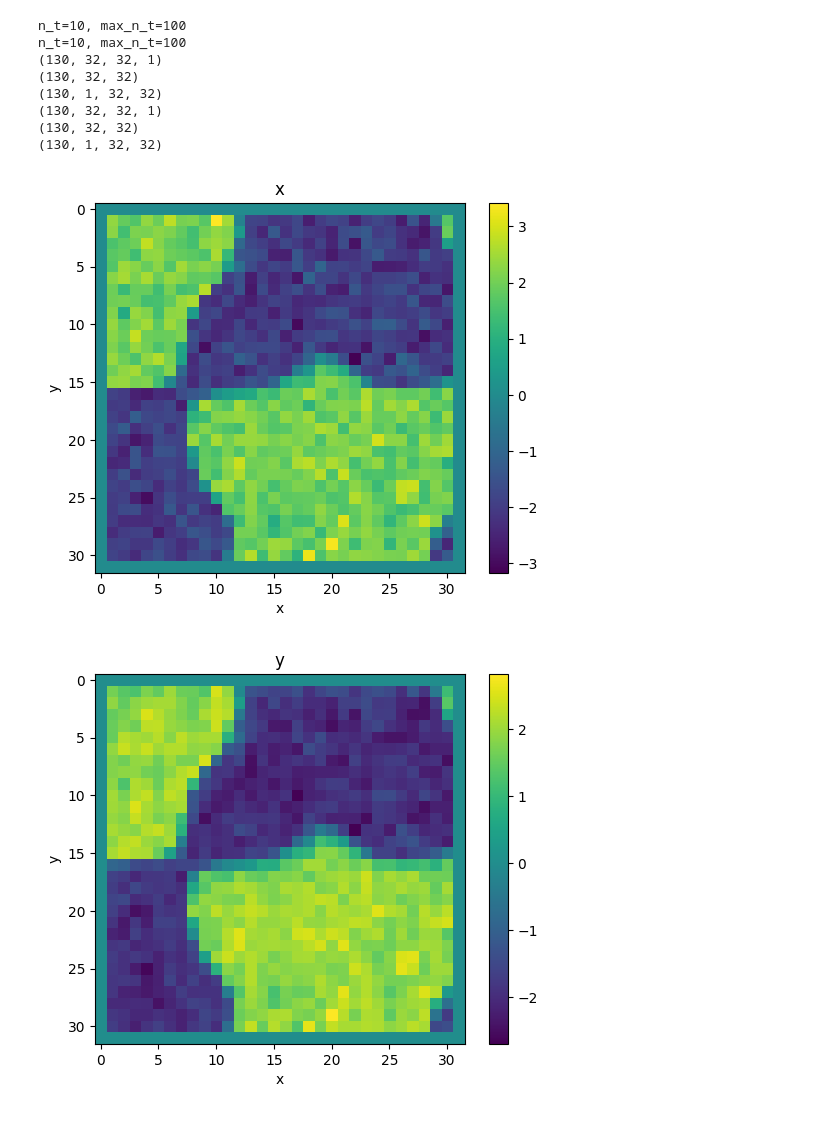
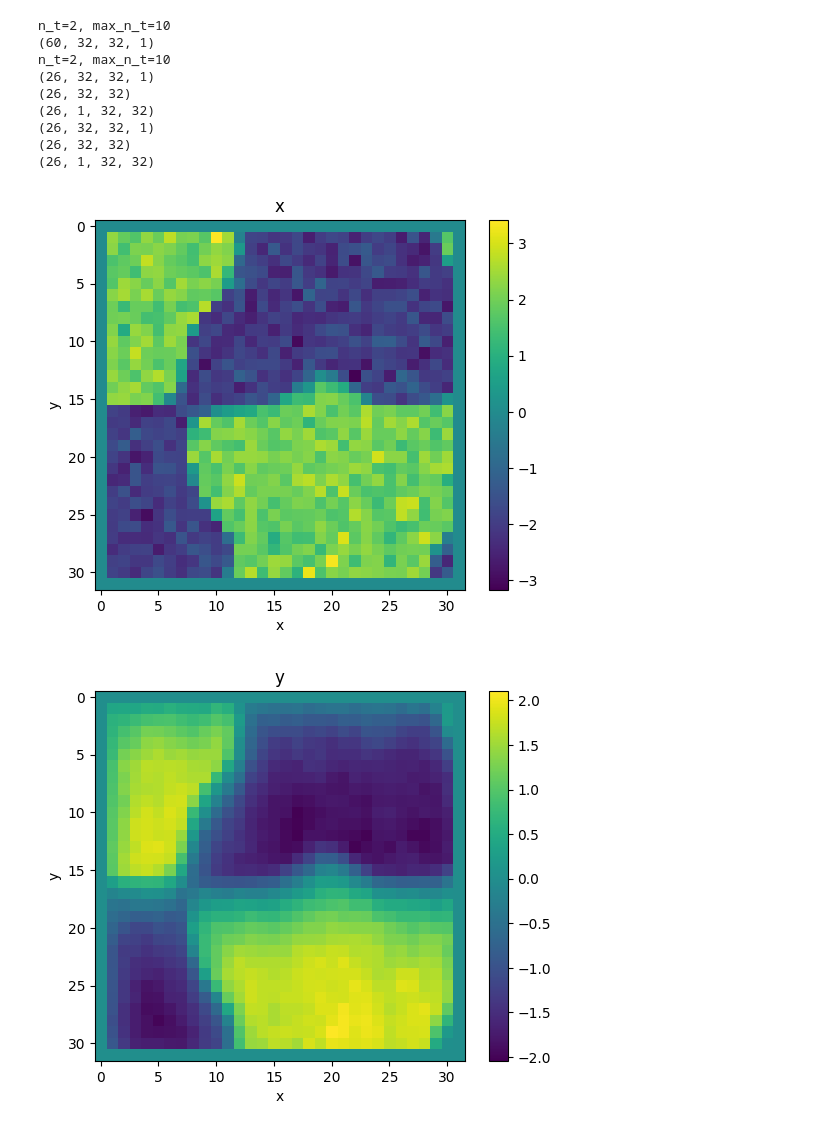
Before and after one commit to jakinng/A-PINN, a Jupyter notebook: neural_operator.ipynb, the cells around one changed output. Saved outputs shown, nothing was run; the diff lists cells and outputs as text; code cells hidden in the pictures.

```diff
--- a/neural_operator.ipynb
+++ b/neural_operator.ipynb
@@ -62,13 +62,13 @@ device = 'cpu'
 data_processor = DefaultDataProcessor()
 data_processor = data_processor.to(device)
 # %%
-folder = "/content/drive/MyDrive/superUROP/2024-03-10"
+folder = "/content/drive/MyDrive/superUROP/2024-03-01"
 N = 32
 def description(i = None):
     if i is None:
-        return f"adv-diff_2_dirichlet_32x32_dt0.003_newton"
+        return f"adv-diff_2_dirichlet_32x32_dt0.03_newton"
     else:
-        return f"adv-diff_2_dirichlet_32x32_{i}_dt0.003_newton"
+        return f"adv-diff_2_dirichlet_32x32_{i}_dt0.03_newton"
 
 
 """
@@ -124,15 +124,15 @@ def load_data(n_t, i_start, i_stop, description, show = False):
     predict = initial - next
     return initial, predict, next
 
-train_i = (0, 69)
+train_i = (0, 30)
 test_i = (70, 83)
-initial, predict, next = load_data(10, *train_i, description = description, show = False)
+initial, predict, next = load_data(2, *train_i, description = description, show = False)
 
 # for i, n in zip(initial, next):
 #     plot_data(i, title = "Initial", show = True)
 #     plot_data(n, title = "Next", show = True)
 
-# print(initial.shape)
+print(initial.shape)
 initial = np.squeeze(initial)
 # print(initial.shape)
 initial = np.expand_dims(initial, axis = 1)
@@ -152,7 +152,7 @@ dataset = TensorDataset(X, Y)
 train_loader = DataLoader(dataset, shuffle=True, batch_size=16)
 
 
-initial, predict, next = load_data(10, *test_i, description = description, show = False)
+initial, predict, next = load_data(2, *test_i, description = description, show = False)
 
 print(initial.shape)
 initial = np.squeeze(initial)
@@ -170,42 +170,43 @@ X = torch.tensor(initial, dtype = torch.float32)
 Y = torch.tensor(next, dtype = torch.float32)
 dataset = TensorDataset(X, Y)
 
 # print(dataset[0]['x'].shape)
 # print(dataset[0]['y'].shape)
 
 # loader = DataLoader(list(zip(X, Y)), shuffle=True, batch_size=16)
 test_loader = DataLoader(dataset, shuffle=True, batch_size=16)
 test_loaders = {'32': test_loader, 'train': train_loader}
 
 dataset = train_loader.dataset
 for i in range(1):
     for x, y in zip(dataset[i]['x'], dataset[i]['y']):
         plot_data(x.detach().numpy(), title = "x", show = True)
         plot_data(y.detach().numpy(), title = "y", show = True)
 
 # for X_batch, Y_batch in loader:
 #     # print(X_batch, y_batch)
 #     print(f"{X_batch.shape=}")
 #     plot_data(np.squeeze(X_batch.numpy()[0]), "Initial", show = True)
 #     plot_data(np.squeeze(Y_batch.numpy()[0]), "Next", show = True)
 
 # print(train_loader)
 # print(loader)
 # print(train_loader.dataset[0]['x'].shape)
 # test_loader = test_loaders['32']
 # print(test_loader.dataset[0]['x'].shape)
 # print(train_loader_darcy.dataset[0]['x'].shape)
 # %% [output]
-n_t=10, max_n_t=100
-n_t=10, max_n_t=100
-(130, 32, 32, 1)
-(130, 32, 32)
-(130, 1, 32, 32)
-(130, 32, 32, 1)
-(130, 32, 32)
-(130, 1, 32, 32)
+n_t=2, max_n_t=10
+(60, 32, 32, 1)
+n_t=2, max_n_t=10
+(26, 32, 32, 1)
+(26, 32, 32)
+(26, 1, 32, 32)
+(26, 32, 32, 1)
+(26, 32, 32)
+(26, 1, 32, 32)
 [figure]
-[figure, old version]
+[figure, new version]
 # %%
 #@title Trainer
 
```
Also changed, not shown: parts of 13 cells of this notebook.
